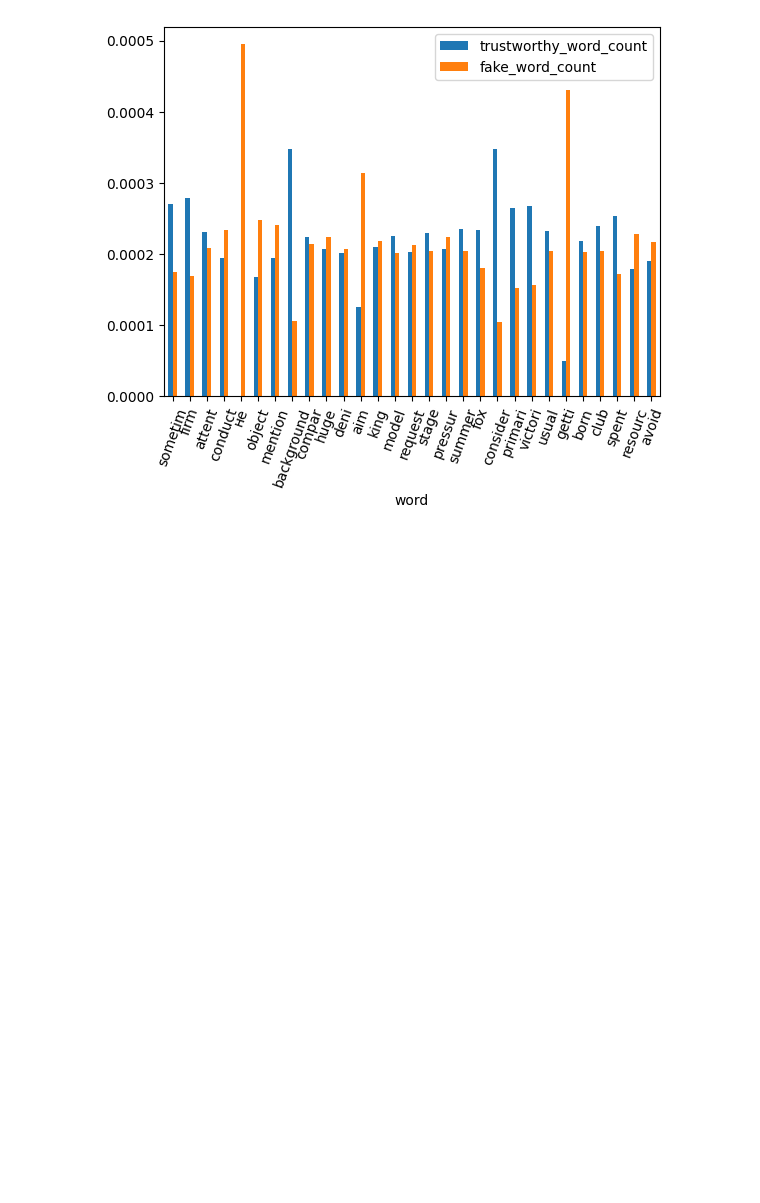
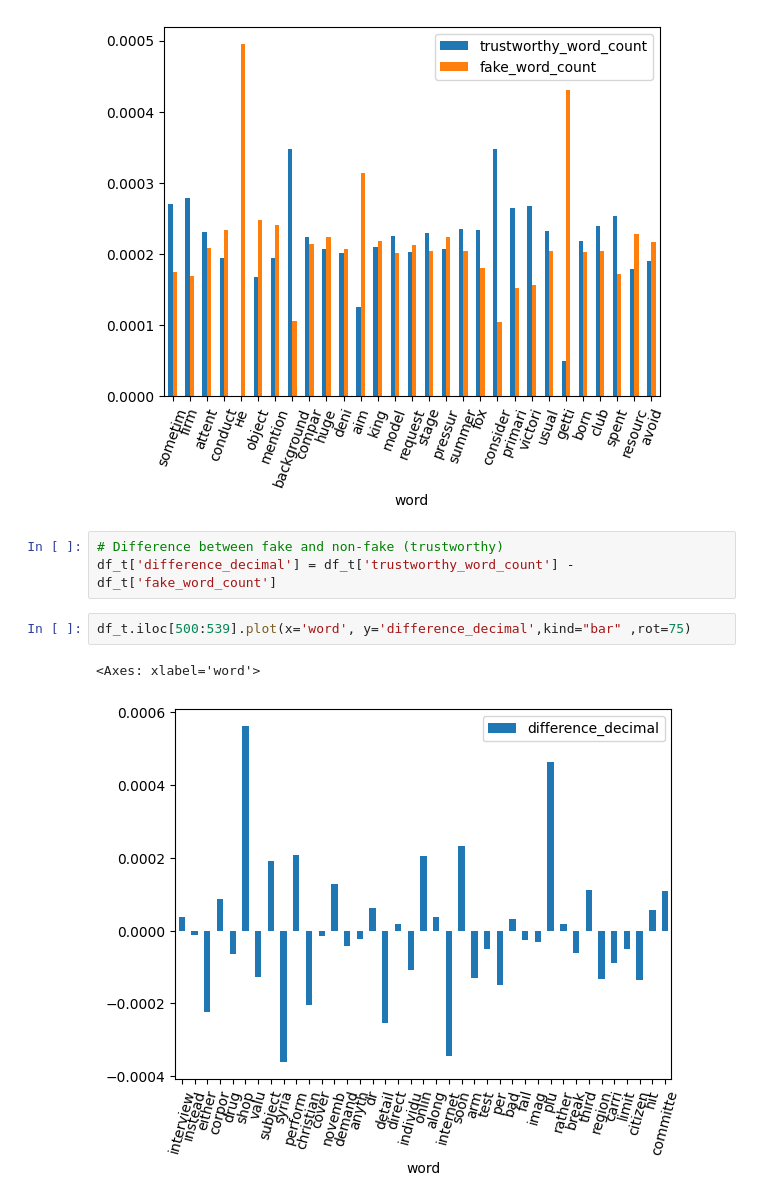
Before and after one commit to arnku/fake_news, a Jupyter notebook: data_visualization.ipynb, the cells around one changed output. Drawn from its saved outputs; the diff is of its cells as text; blank space fills up the shorter version.

```diff
--- a/data_visualization.ipynb
+++ b/data_visualization.ipynb
@@ -123,3 +137,11 @@ df_t.iloc[970:999].plot(x='word', y=['trustworthy_word_count', 'fake_word_count'
 # %% [output]
 <Axes: xlabel='word'>
 [figure]
+# %%
+# Difference between fake and non-fake (trustworthy)
+df_t['difference_decimal'] = df_t['trustworthy_word_count'] - df_t['fake_word_count']
+# %%
+df_t.iloc[500:539].plot(x='word', y='difference_decimal',kind="bar" ,rot=75)
+# %% [output]
+<Axes: xlabel='word'>
+[figure, added]
```
Also changed, not shown: parts of 10 cells of this notebook.
